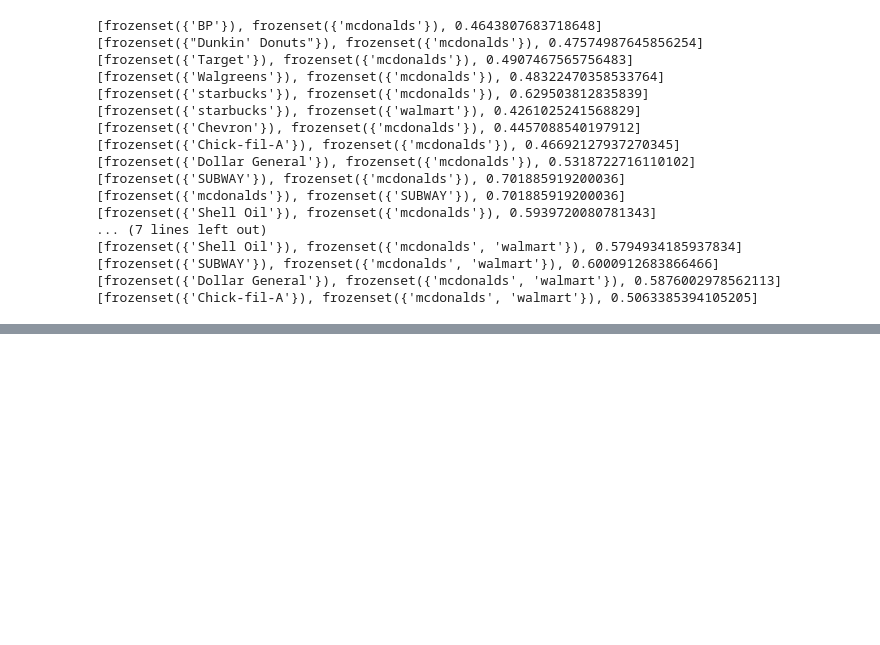
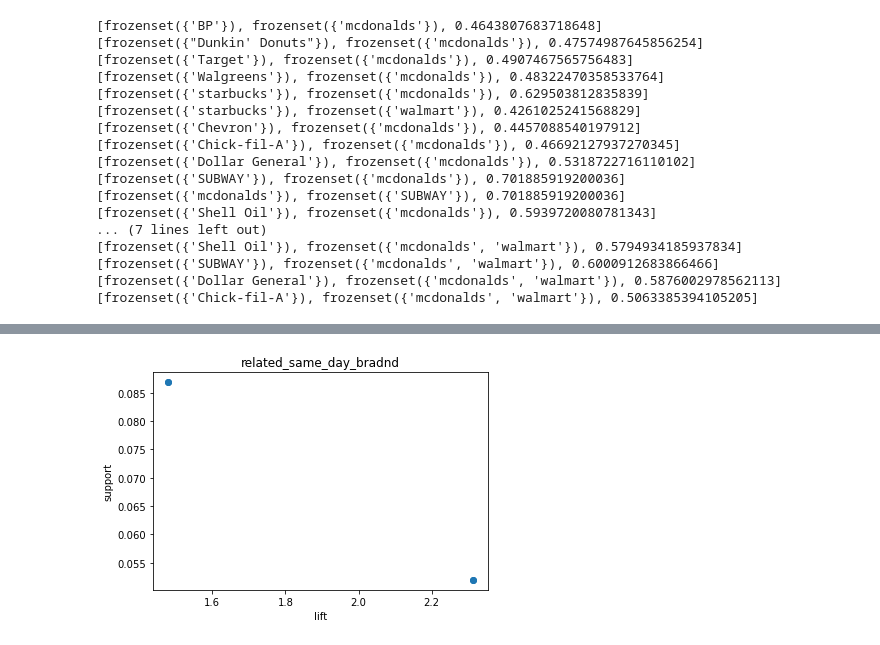
Before and after one commit to Laoannnnn/DataMining2, a Jupyter notebook: consumerVisitor.ipynb, the cells around one changed output, grey strips where cells are left out. Saved outputs shown, nothing was run; the diff lists cells and outputs as text; code cells hidden in the pictures; blank space fills up the shorter version.

```diff
--- a/consumerVisitor.ipynb
+++ b/consumerVisitor.ipynb
@@ -336,0 +381,18 @@ for item in month_cos:
+# %%
+def draw(lifts, rules):
+    x = []
+    y = []
+    for lift in lifts:
+        x.append(lift[2])
+    for rule in rules:
+        y.append(rule[2])  # sup
+    return x, y
+# %%
+x, y = draw(day_lifts, day_rules)
+plt.title('related_same_day_bradnd')
+plt.xlabel('lift')
+plt.ylabel('support')
+plt.scatter(x, y)
+plt.show()
+# %% [output]
+[figure, added]
```
Also changed, not shown: parts of 10 cells of this notebook.
